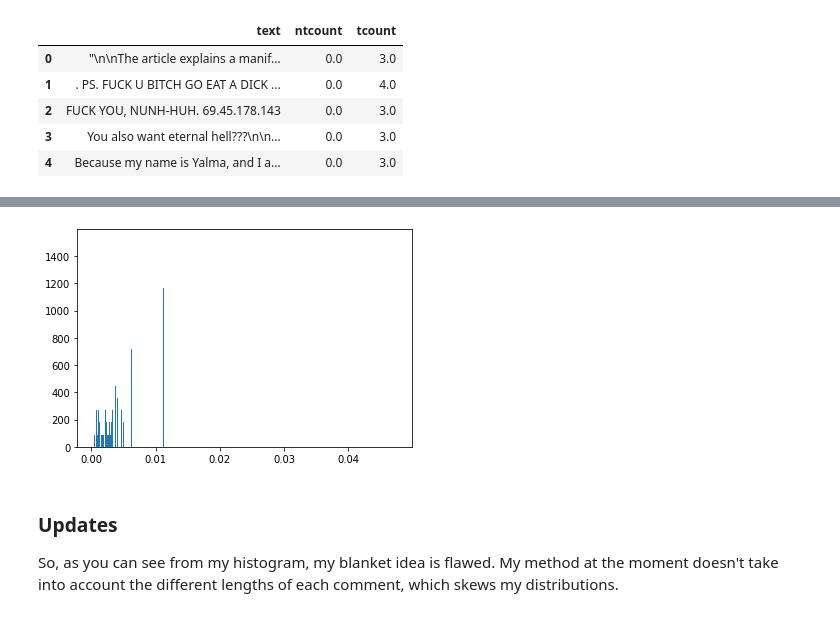
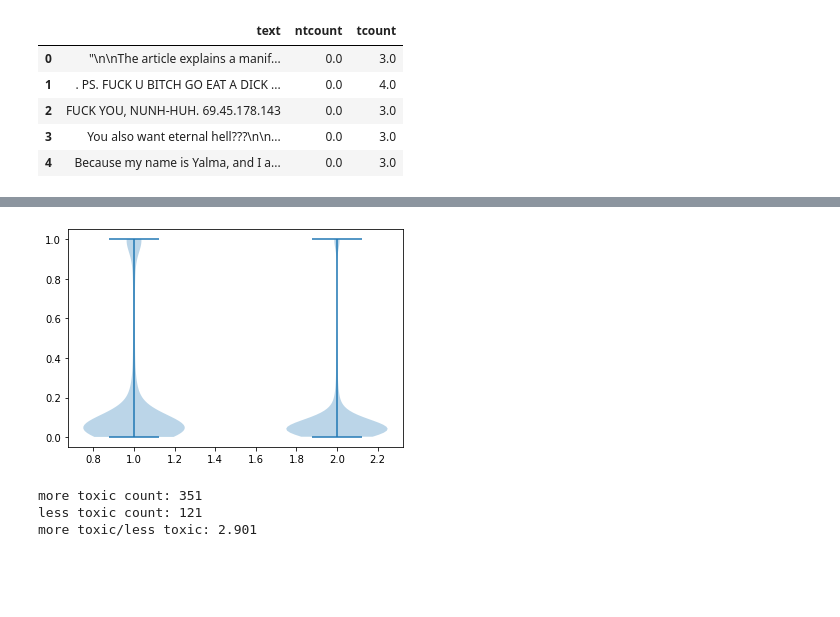
Before and after one commit to rayyungdev/toxicitykaggle, a Jupyter notebook: toxiccomments.ipynb, the cells around one changed output, grey strips where cells are left out. Cells and saved outputs as stored; diff of their text form; code cells hidden in the pictures; blank space fills up the shorter version.

Commit message:
comment update

```diff
--- a/toxiccomments.ipynb
+++ b/toxiccomments.ipynb
@@ -497,10 +462,15 @@ plt.hist([ttable, nttable],density = True, bins = 100);
-# %%
-plt.hist(nttable,density = True, bins = 10000);
-# %% [output]
-[figure, removed]
+# %%
+plt.violinplot([ttable, nttable]);
+# %% [output]
+[figure, added]
 # %%
 tfreq, tbin = np.histogram(ttable, bins = 20, range = [0,1])
 ntfreq, ntbin = np.histogram(nttable, bins = 20, range = [0,1])
-# %% [markdown]
-### Updates
-So, as you can see from my histogram, my blanket idea is flawed. My method at the moment doesn't take into account the different lengths of each comment, which skews my distributions.
+# %%
+print("more toxic count:", list(ttable).count(1))
+print("less toxic count:", list(nttable).count(1))
+print("more toxic/less toxic:", round(list(ttable).count(1)/list(nttable).count(1),3))
+# %% [output]
+more toxic count: 351
+less toxic count: 121
+more toxic/less toxic: 2.901
```
Also changed, not shown: parts of 9 cells of this notebook.
